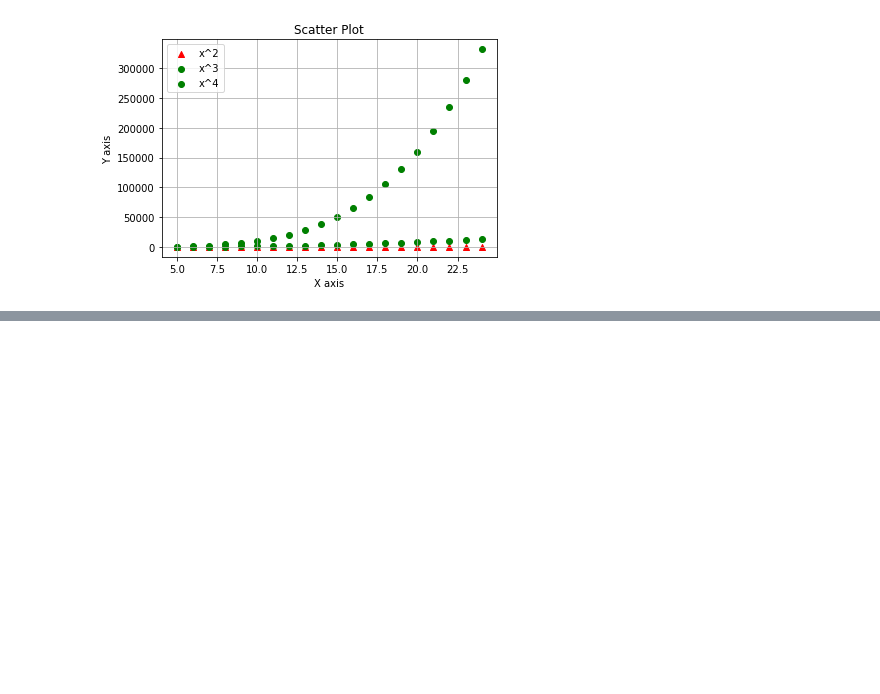
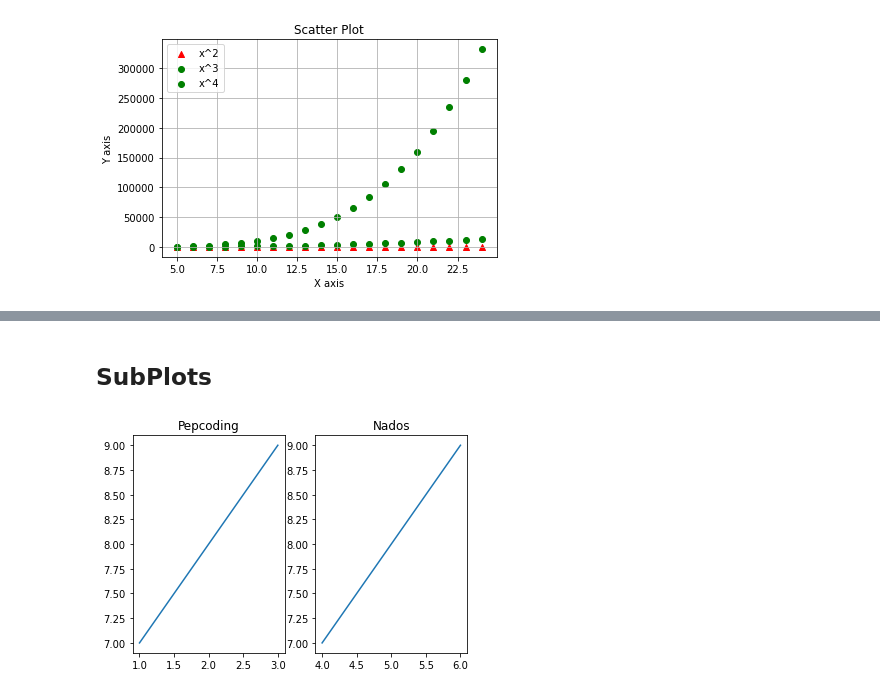
Before and after one commit to Pepcoders/Data-Science-January, a Jupyter notebook: Plotting/Plotting.ipynb, the cells around one changed output, grey strips where cells are left out. Cells and saved outputs as stored; diff of their text form; code cells hidden in the pictures; blank space fills up the shorter version.

Commit message:
SubPlots in Matplotlib

```diff
--- a/Plotting/Plotting.ipynb
+++ b/Plotting/Plotting.ipynb
@@ -92,0 +93,12 @@ plt.plot()
+# %% [markdown]
+## SubPlots
+# %%
+plt.subplot(1,2,1)
+plt.plot([1,2,3],[7,8,9])
+plt.title('Pepcoding')
+plt.subplot(1,2,2)
+plt.plot([4,5,6],[7,8,9])
+plt.title('Nados')
+plt.show()
+# %% [output]
+[figure, added]
```
Also changed, not shown: parts of 4 cells of this notebook.
